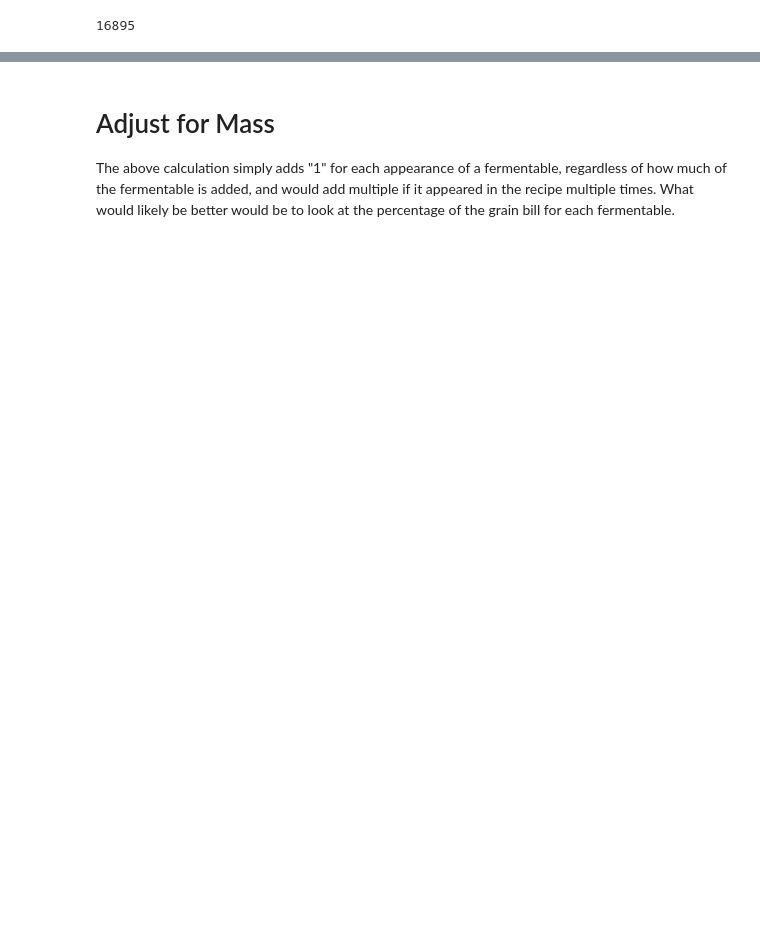
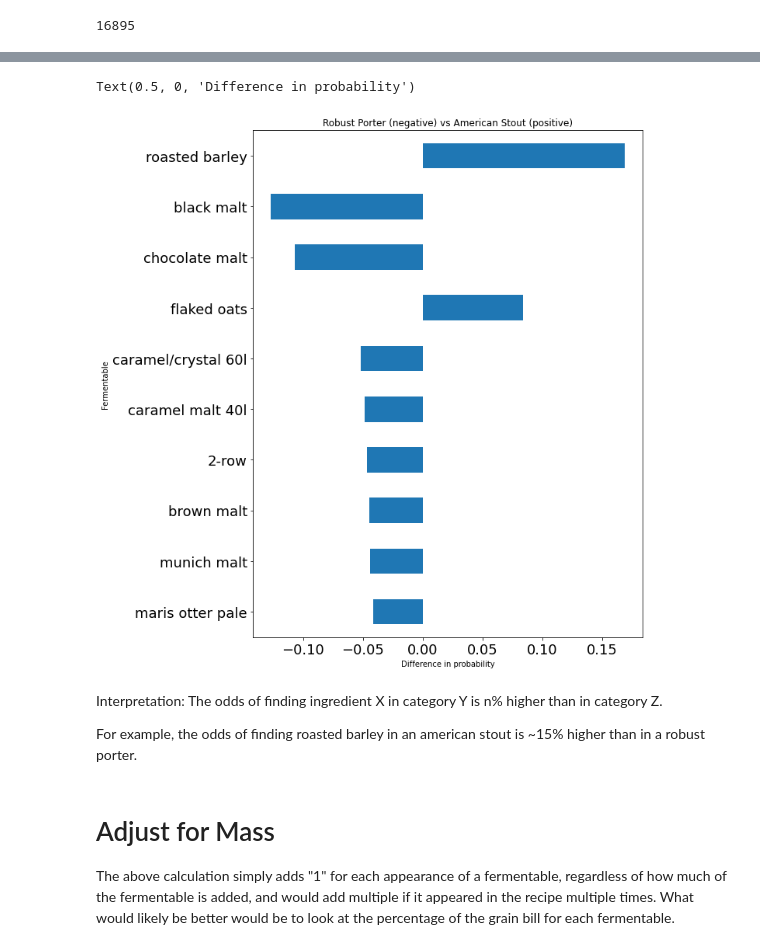
Before and after one commit to rmwoods/beer.ai, a Jupyter notebook: notebooks/Beer Style Differences.ipynb, the cells around one changed output, grey strips where cells are left out. Drawn from its saved outputs; the diff is of its cells as text; code cells hidden in the pictures; blank space fills up the shorter version.

```diff
--- a/notebooks/Beer Style Differences.ipynb
+++ b/notebooks/Beer Style Differences.ipynb
@@ -91,0 +61,4 @@ stout_ferms[["american stout", "robust porter"]].plot(kind="barh", stacked=False
+# %%
+by_style_ferm = stouts.reset_index().groupby(["style_name", "ferm_name"])
+prob_ferm_by_style = by_style_ferm["id"].nunique() / stouts.index.nunique()
+prob_ferm_by_style
@@ -91,0 +79,7 @@ stout_ferms[["american stout", "robust porter"]].plot(kind="barh", stacked=False
+# %%
+compare = prob_ferm_by_style.unstack().T
+compare["tot"] = compare.sum(axis=1)
+compare["diff"] = compare["american stout"] - compare["robust porter"]
+compare["absdiff"] = (compare["american stout"] - compare["robust porter"]).abs()
+compare = compare.sort_values("absdiff", ascending=True)
+compare
@@ -92,3 +101,15 @@ stout_ferms[["american stout", "robust porter"]].plot(kind="barh", stacked=False
+# %%
+ax = compare.iloc[-10:, 3].plot(kind="barh", stacked=False, figsize=(9,12), fontsize=18)
+ax.set_title("Robust Porter (negative) vs American Stout (positive)")
+ax.set_ylabel("Fermentable")
+ax.set_xlabel("Difference in probability")
+# %% [output]
+Text(0.5, 0, 'Difference in probability')
+[figure, added]
+# %% [markdown]
+Interpretation: The odds of finding ingredient X in category Y is n% higher than in category Z.
+
+For example, the odds of finding roasted barley in an american stout is ~15% higher than in a robust porter.
 # %% [markdown]
 # Adjust for Mass
 
```
Also changed, not shown: parts of 13 cells of this notebook, 1 other file.
